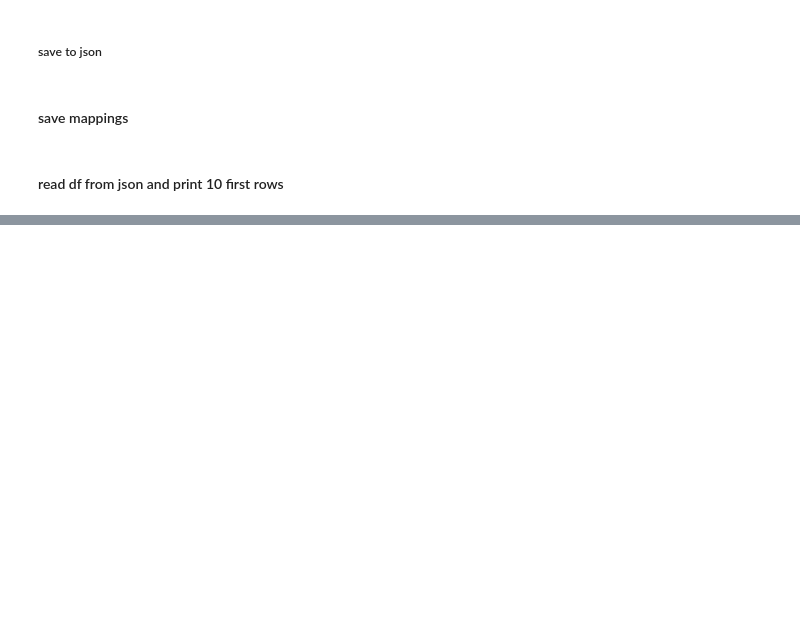
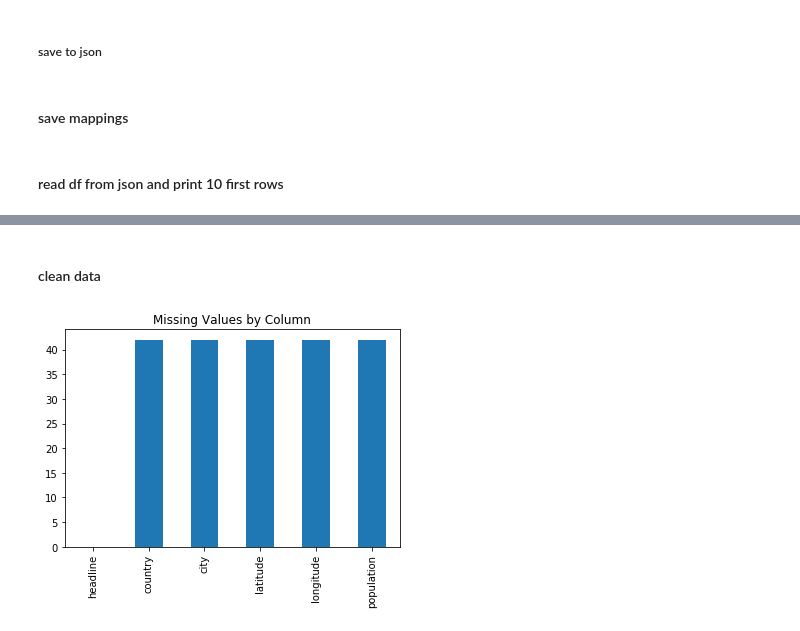
Before and after one commit to mjazwiecki/mjazwiecki-Discovering-Disease-Outbreaks-from-News-Headlines, a Jupyter notebook: solutionNotebook-v2.ipynb, the cells around one changed output, grey strips where cells are left out. Cells and saved outputs as stored; diff of their text form; code cells hidden in the pictures; blank space fills up the shorter version.

```diff
--- a/solutionNotebook-v2.ipynb
+++ b/solutionNotebook-v2.ipynb
@@ -175,0 +282,6 @@ data.head(10)
+# %% [markdown]
+#### clean data
+# %%
+_ = data.isna().sum().plot.bar(title='Missing Values by Column')
+# %% [output]
+[figure, added]
```
Also changed, not shown: parts of 22 cells of this notebook, 1 other file.
